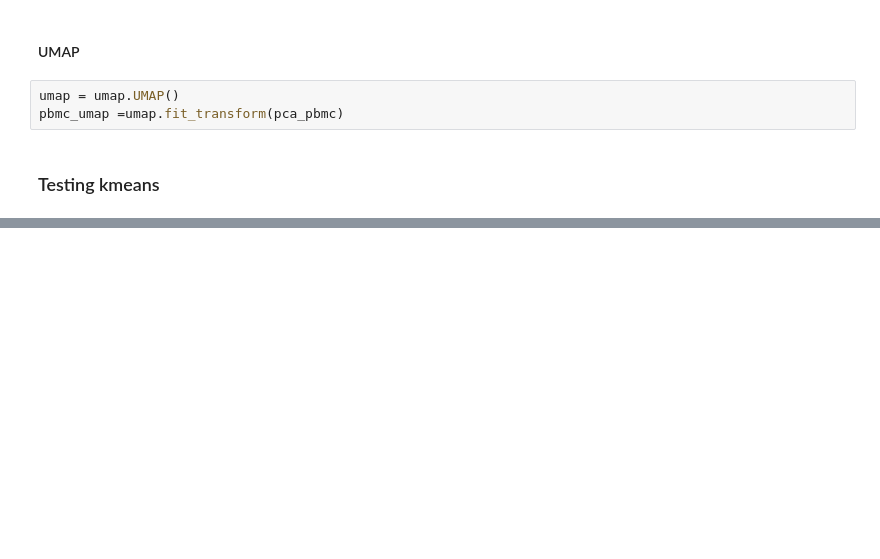
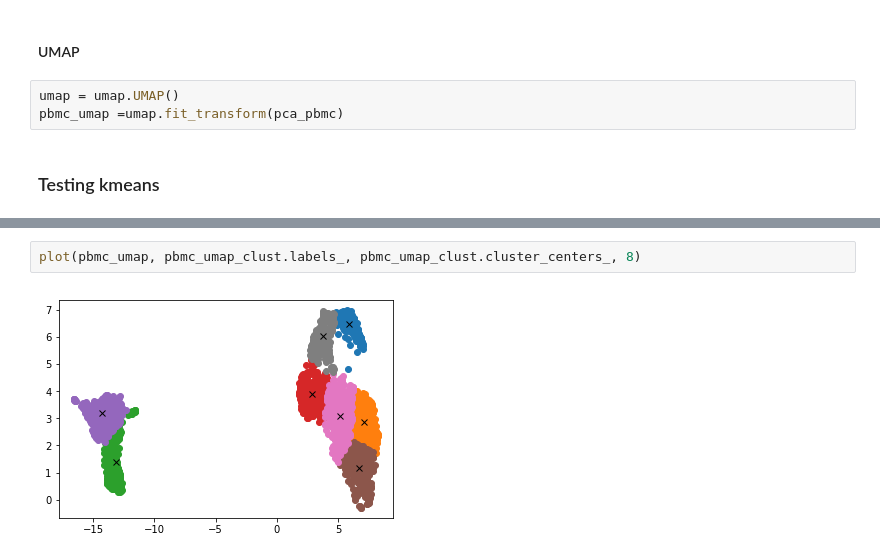
Before and after one commit to datascience-mobi/project-04-group-04, a Jupyter notebook: Bioinfo_Projekt_Library_Test.ipynb, the cells around one changed output, grey strips where cells are left out. Cells and saved outputs as stored; diff of their text form; blank space fills up the shorter version.

```diff
--- a/Bioinfo_Projekt_Library_Test.ipynb
+++ b/Bioinfo_Projekt_Library_Test.ipynb
@@ -65,0 +90,4 @@ test3.plot()
+# %%
+plot(pbmc_umap, pbmc_umap_clust.labels_, pbmc_umap_clust.cluster_centers_, 8)
+# %% [output]
+[figure, added]
```
Also changed, not shown: parts of 15 cells of this notebook.
